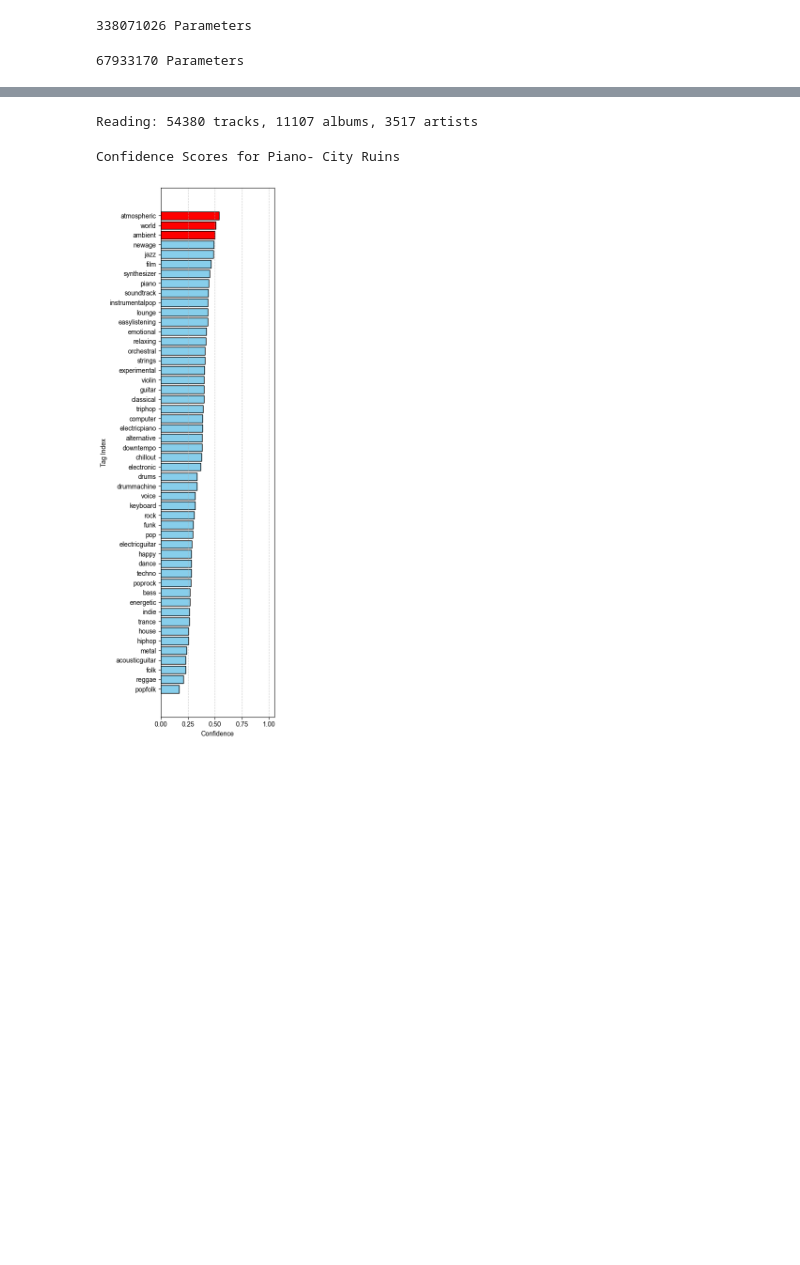
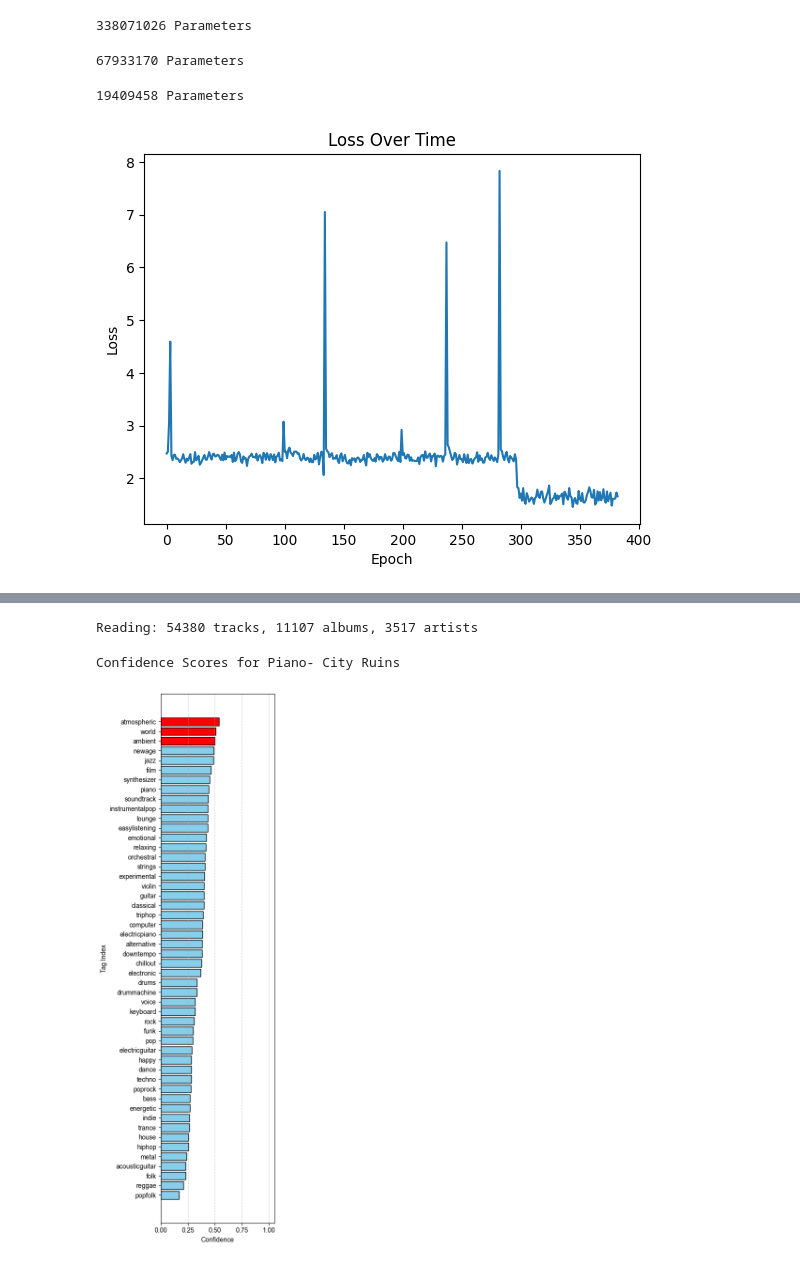
Before and after one commit to Gorp5/ContrastiveMusicLearning, a Jupyter notebook: src/Classification.ipynb, the cells around one changed output, grey strips where cells are left out. Cells and saved outputs as stored; diff of their text form; code cells hidden in the pictures; blank space fills up the shorter version.

```diff
--- a/src/Classification.ipynb
+++ b/src/Classification.ipynb
@@ -120,3 +147,10 @@ model = NESTCNN(
 print(f"{misc.model_size(model)} Parameters")
 # %% [output]
 67933170 Parameters
+# %%
+from models.AudioTransformerEmbeddings import AudioTransformerEmbeddings
+
+model = AudioTransformerEmbeddings(patching="AvgPoolFeature", input_dim=128, d_model=512, length=256, num_heads=8, encoder_layers=8, dropout=0.1, use_alibi=True, num_classes=50)
+print(f"{misc.model_size(model)} Parameters")
+# %% [output]
+19409458 Parameters
@@ -122,0 +177,12 @@ print(f"{misc.model_size(model)} Parameters")
+# %%
+import matplotlib.pyplot as plt
+x = [x for x in range(len(loss_per_batch))]
+plt.plot(x, loss_per_batch)
+
+plt.xlabel("Epoch")
+plt.ylabel("Loss")
+plt.title("Loss Over Time")
+
+plt.show()
+# %% [output]
+[figure, added]
```
Also changed, not shown: parts of 19 cells of this notebook, 14 other files.
